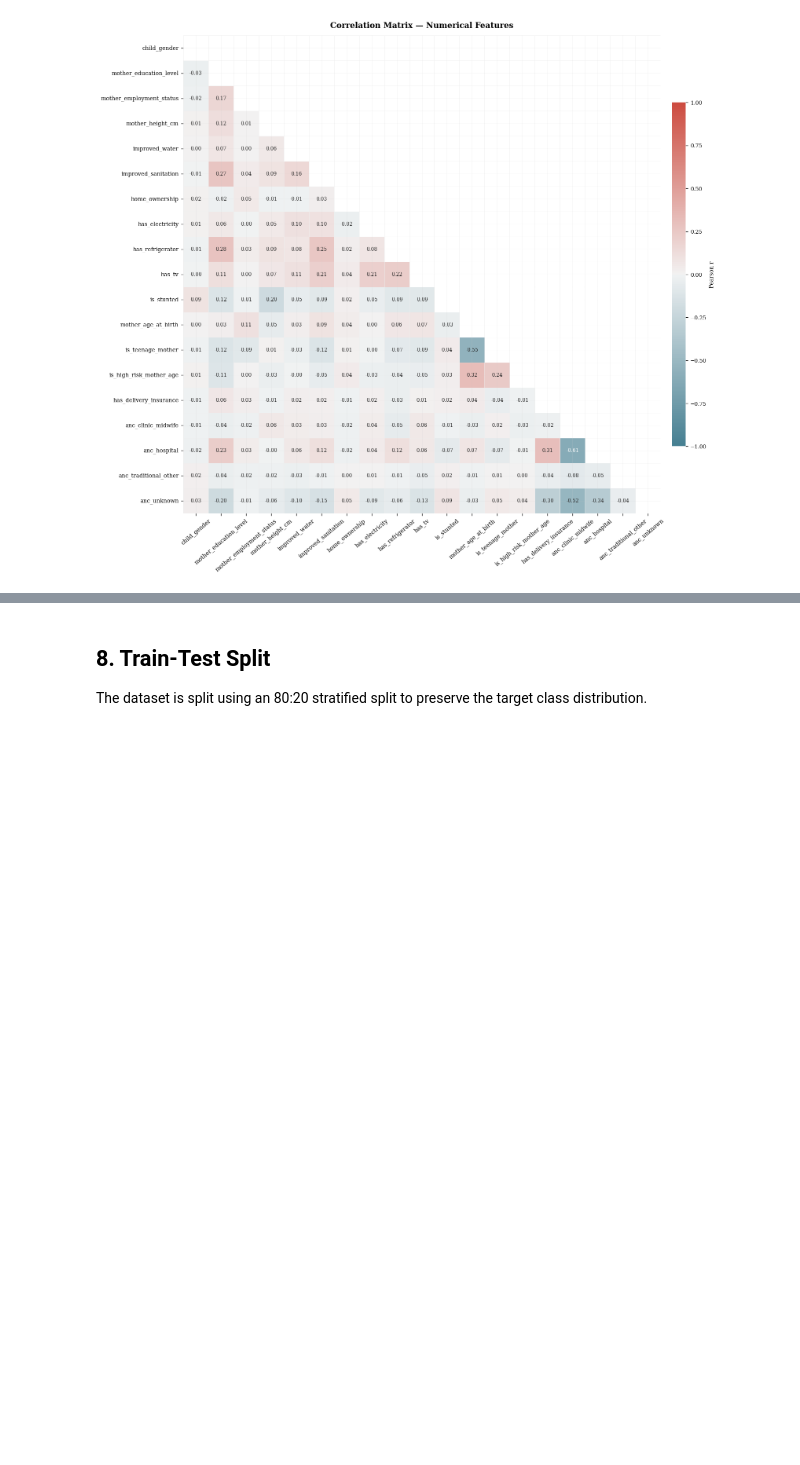
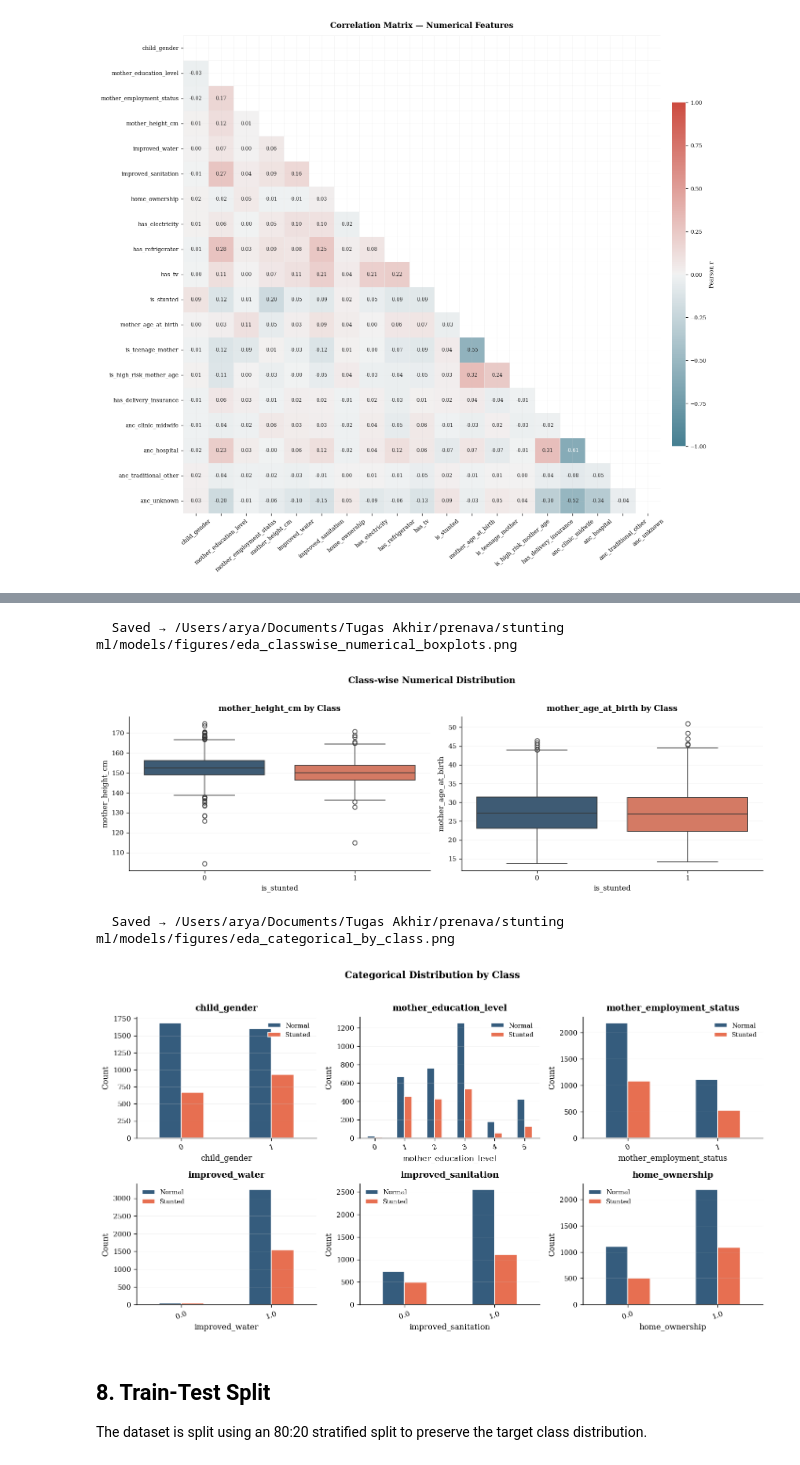
Before and after one commit to app-prenava/stunting, a Jupyter notebook: notebook/stunting-arya.ipynb, the cells around one changed output, grey strips where cells are left out. Cells and saved outputs as stored; diff of their text form; code cells hidden in the pictures; blank space fills up the shorter version.

```diff
--- a/notebook/stunting-arya.ipynb
+++ b/notebook/stunting-arya.ipynb
@@ -514,3 +559,60 @@ plt.show()
+# %%
+# 3) Class-wise distribution (selected key numerical features)
+key_num = [c for c in ["mother_height_cm", "mother_age_at_birth"] if c in df.columns]
+
+if key_num:
+    fig, axes = plt.subplots(1, len(key_num), figsize=(6.5 * len(key_num), 4.2))
+    if len(key_num) == 1:
+        axes = [axes]
+
+    for ax, col in zip(axes, key_num):
+        sns.boxplot(
+            data=df,
+            x="is_stunted",
+            y=col,
+            ax=ax,
+            palette=[PALETTE["primary"], PALETTE["red"]],
+        )
+        style_ax(ax, title=f"{col} by Class", xlabel="is_stunted", ylabel=col, grid_axis="y")
+
+    fig.suptitle("Class-wise Numerical Distribution", fontsize=12, fontweight="bold", y=1.02)
+    plt.tight_layout()
+    save_figure(fig, "eda_classwise_numerical_boxplots.png", tight=False)
+    plt.show()
+
+# 4) Categorical distribution (selected low-cardinality features)
+cat_like_cols = [
+    c for c in df.columns
+    if c != "is_stunted" and df[c].nunique() <= 6
+]
+cat_plot_cols = cat_like_cols[:min(6, len(cat_like_cols))]
+
+if cat_plot_cols:
+    fig, axes = plt.subplots(int(np.ceil(len(cat_plot_cols) / 3)), 3,
+                             figsize=(12, 3.2 * int(np.ceil(len(cat_plot_cols) / 3))))
+    axes = np.array(axes).reshape(-1)
+
+    for i, col in enumerate(cat_plot_cols):
+        ax = axes[i]
+        ct = pd.crosstab(df[col], df["is_stunted"])
+        ct.plot(kind="bar", stacked=False, ax=ax,
+                color=[PALETTE["primary"], PALETTE["red"]], edgecolor="white")
+        style_ax(ax, title=col, xlabel=None, ylabel="Count", grid_axis="y")
+        ax.legend(["Normal", "Stunted"], frameon=False, fontsize=8)
+        ax.tick_params(axis="x", rotation=20)
+
+    for j in range(i + 1, len(axes)):
+        axes[j].axis("off")
+
+    fig.suptitle("Categorical Distribution by Class", fontsize=12, fontweight="bold", y=1.02)
+    plt.tight_layout()
+    save_figure(fig, "eda_categorical_by_class.png", tight=False)
+    plt.show()
+# %% [output]
+  Saved → /Users/arya/Documents/Tugas Akhir/prenava/stunting ml/models/figures/eda_classwise_numerical_boxplots.png
+[figure, added]
+  Saved → /Users/arya/Documents/Tugas Akhir/prenava/stunting ml/models/figures/eda_categorical_by_class.png
+[figure, added]
 # %% [markdown]
 ## 8. Train-Test Split
 
```
Also changed, not shown: parts of 7 cells of this notebook, 7 other files.
